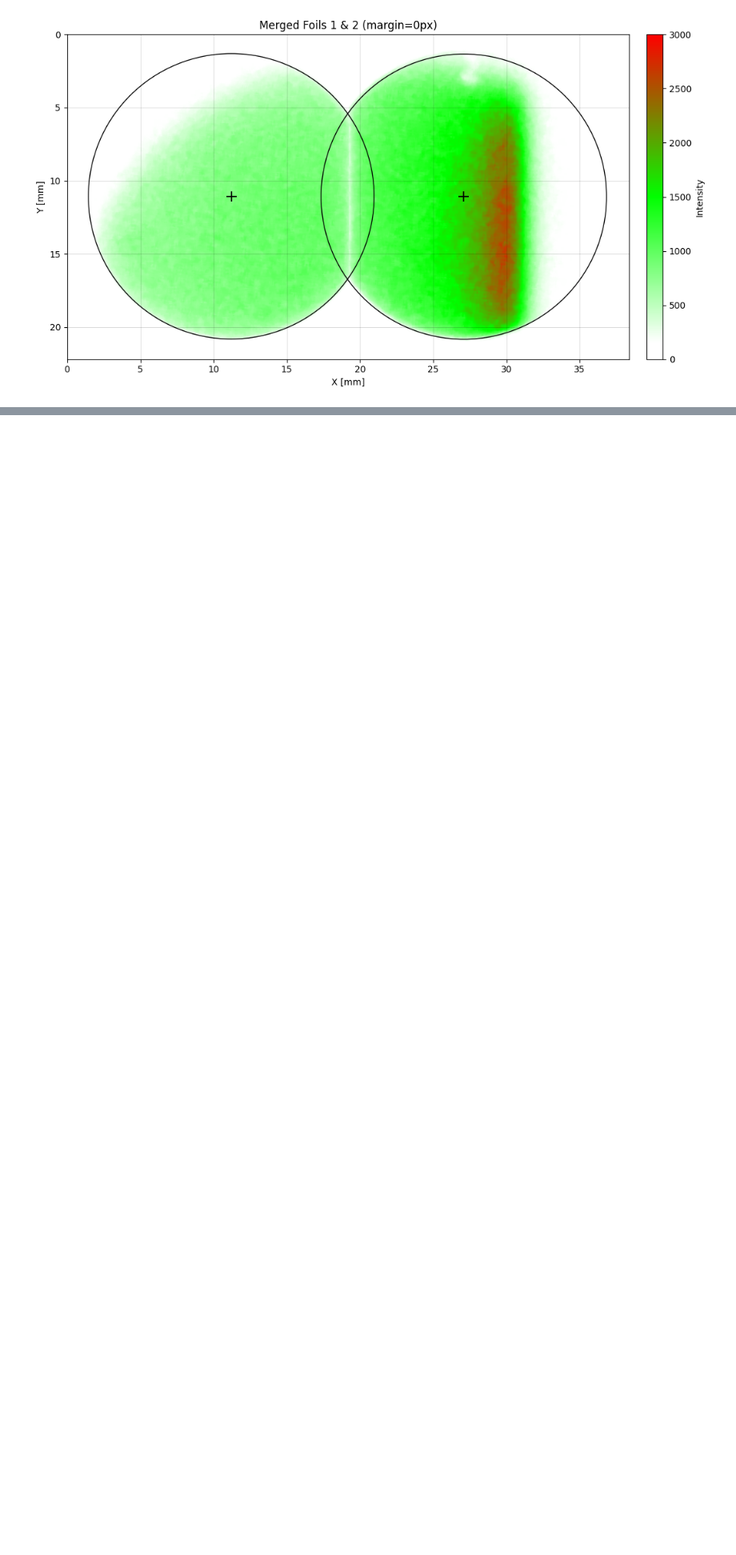
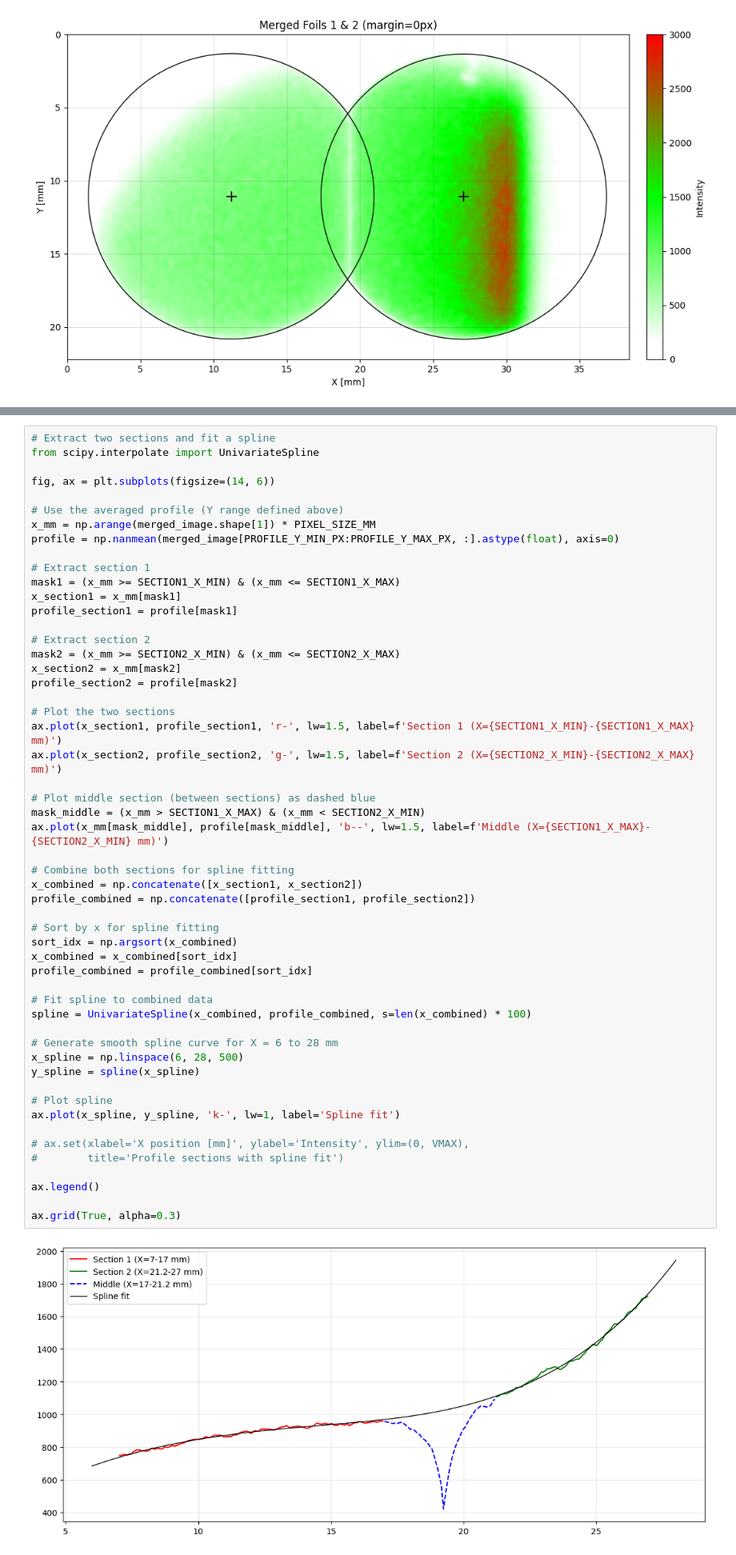
Before and after one commit to grzanka/osl_mb_foils, a Jupyter notebook: notebooks/pub_something_2026/mbo_foils/0.2-match-aic144.ipynb, the cells around one changed output, grey strips where cells are left out. Shown at 80% size. Drawn from its saved outputs; the diff is of its cells as text; blank space fills up the shorter version.

```diff
--- a/notebooks/pub_something_2026/mbo_foils/0.2-match-aic144.ipynb
+++ b/notebooks/pub_something_2026/mbo_foils/0.2-match-aic144.ipynb
@@ -638,0 +684,55 @@ plt.show()
+# %%
+# Extract two sections and fit a spline
+from scipy.interpolate import UnivariateSpline
+
+fig, ax = plt.subplots(figsize=(14, 6))
+
+# Use the averaged profile (Y range defined above)
+x_mm = np.arange(merged_image.shape[1]) * PIXEL_SIZE_MM
+profile = np.nanmean(merged_image[PROFILE_Y_MIN_PX:PROFILE_Y_MAX_PX, :].astype(float), axis=0)
+
+# Extract section 1
+mask1 = (x_mm >= SECTION1_X_MIN) & (x_mm <= SECTION1_X_MAX)
+x_section1 = x_mm[mask1]
+profile_section1 = profile[mask1]
+
+# Extract section 2
+mask2 = (x_mm >= SECTION2_X_MIN) & (x_mm <= SECTION2_X_MAX)
+x_section2 = x_mm[mask2]
+profile_section2 = profile[mask2]
+
+# Plot the two sections
+ax.plot(x_section1, profile_section1, 'r-', lw=1.5, label=f'Section 1 (X={SECTION1_X_MIN}-{SECTION1_X_MAX} mm)')
+ax.plot(x_section2, profile_section2, 'g-', lw=1.5, label=f'Section 2 (X={SECTION2_X_MIN}-{SECTION2_X_MAX} mm)')
+
+# Plot middle section (between sections) as dashed blue
+mask_middle = (x_mm > SECTION1_X_MAX) & (x_mm < SECTION2_X_MIN)
+ax.plot(x_mm[mask_middle], profile[mask_middle], 'b--', lw=1.5, label=f'Middle (X={SECTION1_X_MAX}-{SECTION2_X_MIN} mm)')
+
+# Combine both sections for spline fitting
+x_combined = np.concatenate([x_section1, x_section2])
+profile_combined = np.concatenate([profile_section1, profile_section2])
+
+# Sort by x for spline fitting
+sort_idx = np.argsort(x_combined)
+x_combined = x_combined[sort_idx]
+profile_combined = profile_combined[sort_idx]
+
+# Fit spline to combined data
+spline = UnivariateSpline(x_combined, profile_combined, s=len(x_combined) * 100)
+
+# Generate smooth spline curve for X = 6 to 28 mm
+x_spline = np.linspace(6, 28, 500)
+y_spline = spline(x_spline)
+
+# Plot spline
+ax.plot(x_spline, y_spline, 'k-', lw=1, label='Spline fit')
+
+# ax.set(xlabel='X position [mm]', ylabel='Intensity', ylim=(0, VMAX),
+#        title='Profile sections with spline fit')
+
+ax.legend()
+
+ax.grid(True, alpha=0.3)
+# %% [output]
+[figure, added]
```
Also changed, not shown: parts of 8 cells of this notebook, 3 other files.
